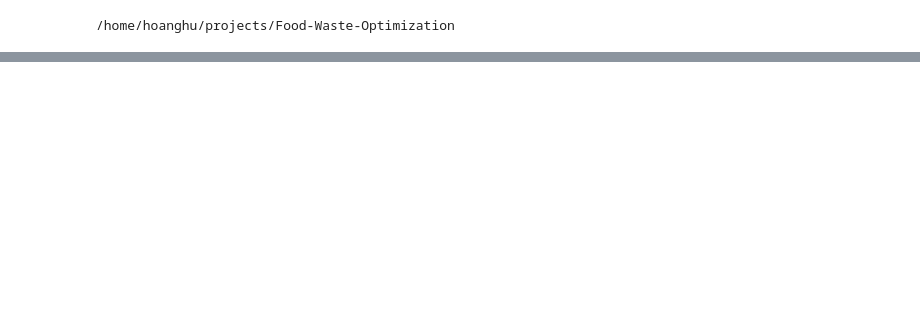
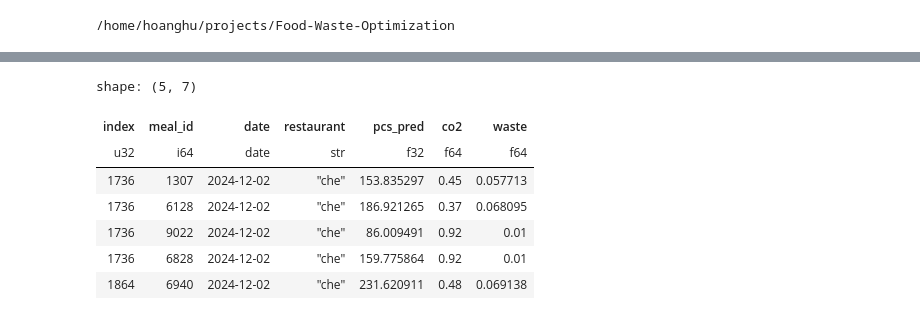
Before and after one commit to Food-Waste-Optimization/Food-Waste-Optimization, a Jupyter notebook: notebooks/phase_4/3_recommend_menus/3_recommend_menus.ipynb, the cells around one changed output, grey strips where cells are left out. Drawn from its saved outputs; the diff is of its cells as text; code cells hidden in the pictures; blank space fills up the shorter version.

```diff
--- a/notebooks/phase_4/3_recommend_menus/3_recommend_menus.ipynb
+++ b/notebooks/phase_4/3_recommend_menus/3_recommend_menus.ipynb
@@ -292,0 +275,5 @@ only showing top 20 rows
+# %%
+weekday2date = pl.DataFrame({
+    'weekday': PREFIXES,
+    'date': pd.date_range(date_start, periods=5)
+})
@@ -292,0 +303,33 @@ only showing top 20 rows
+# %%
+# Add predicted POS
+pcs_pred = pl.from_pandas(forecast_pcs_per_meal(meals_pred_info.to_pandas()))
+pcs_pred = pcs_pred.select(
+    pl.col('index').cast(pl.UInt32),
+    pl.col('date').dt.date(),
+    'restaurant', 'meal_id', 'pcs_pred'
+
+)
+
+meals_pred_info = meals_pred_info.join(pcs_pred, on=['index', 'date', 'restaurant', 'meal_id'], how='left')
+
+
+
+# Add CO2
+meals_pred_info = meals_pred_info.join(dim_co2, on='meal_id', how='left')
+
+
+# Add biowaste
+meals_pred_info = meals_pred_info.join(dim_waste, on='meal_id', how='left')
+
+
+
+meals_pred_info.head()
+# %% [output]
+shape: (5, 7)
+| index | meal_id | date | restaurant | pcs_pred | co2 | waste |
+| u32 | i64 | date | str | f32 | f64 | f64 |
+| 1736 | 1307 | 2024-12-02 | "che" | 153.835297 | 0.45 | 0.057713 |
+| 1736 | 6128 | 2024-12-02 | "che" | 186.921265 | 0.37 | 0.068095 |
+| 1736 | 9022 | 2024-12-02 | "che" | 86.009491 | 0.92 | 0.01 |
+| 1736 | 6828 | 2024-12-02 | "che" | 159.775864 | 0.92 | 0.01 |
+| 1864 | 6940 | 2024-12-02 | "che" | 231.620911 | 0.48 | 0.069138 |
```
Also changed, not shown: parts of 52 cells of this notebook.
